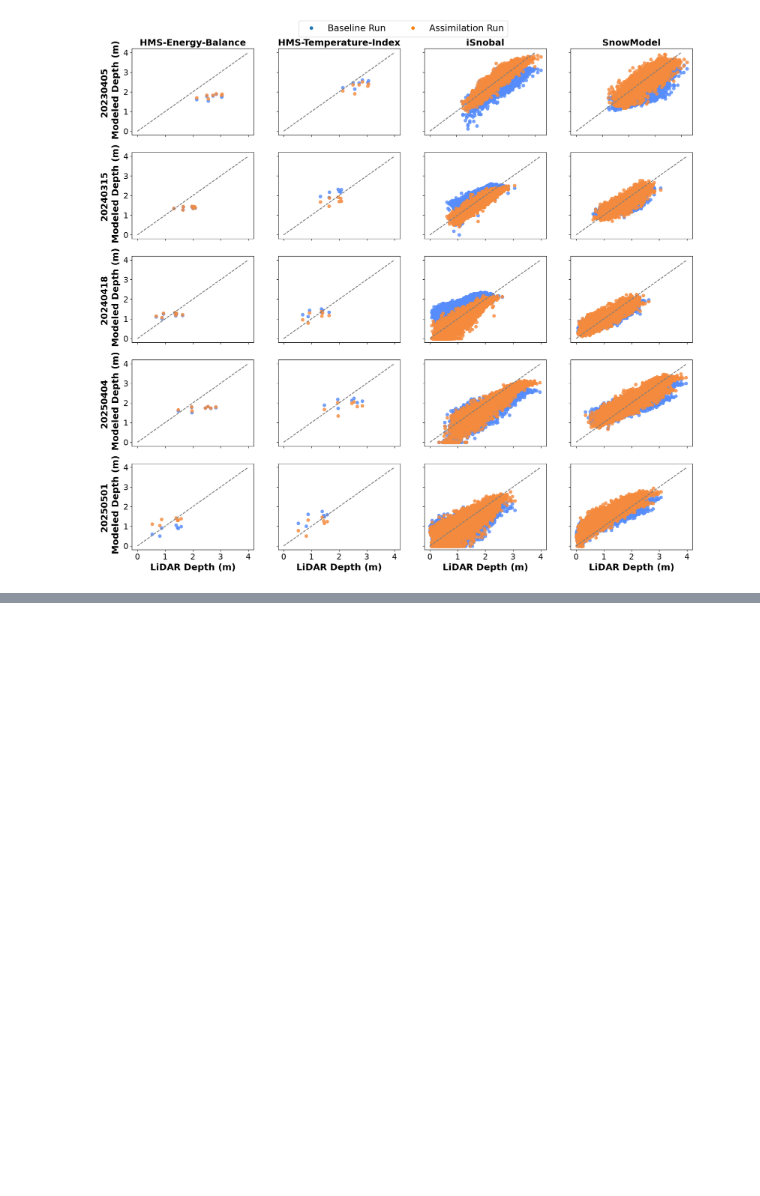
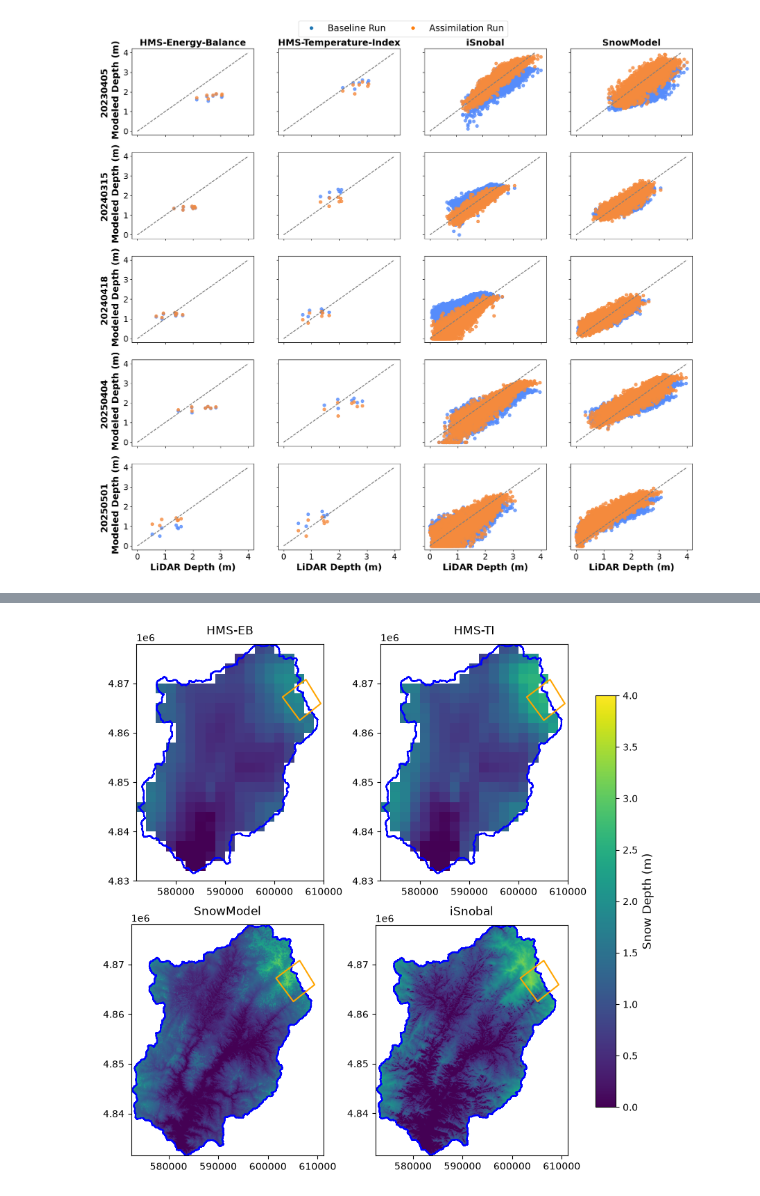
Before and after one commit to naniciafone/SIRO, a Jupyter notebook: notebooks/regressions.ipynb, the cells around one changed output, grey strips where cells are left out. Cells and saved outputs as stored; diff of their text form; code cells hidden in the pictures; blank space fills up the shorter version.

```diff
--- a/notebooks/regressions.ipynb
+++ b/notebooks/regressions.ipynb
@@ -240,8 +240,8 @@ The markers list has fewer values (1) than needed (2) and will cycle, which may
   g = sns.relplot(
 [figure]
 # %%
-plt.rcParams['font.family'] = 'serif'
-plt.rcParams['font.serif'] = ['Times New Roman'] + plt.rcParams['font.serif']
+# plt.rcParams['font.family'] = 'serif'
+# plt.rcParams['font.serif'] = ['Times New Roman'] + plt.rcParams['font.serif']
 
 g = sns.relplot(
     data=df,
@@ -617,0 +670,83 @@ plt.show()
+# %%
+
+mcs_shp = gpd.read_file(
+    "C:/Users/RDCRLSMC/Desktop/GIS/MCS/MCS_shp/MCS_outline.shp"
+)
+
+basin_shp = gpd.read_file(
+    "C:/Users/RDCRLSMC/Desktop/GIS/basin/basin_outline.shp"
+)
+
+fig, axes = plt.subplots(
+    2, 2,
+    figsize=(8, 8),
+    constrained_layout=True
+)
+
+axes = axes.flatten()
+
+for i, (model, raster) in enumerate(raster_list.items()):
+
+    with rasterio.open(raster) as src:
+        data = src.read(1, masked=True)
+        extent = plotting_extent(src)
+
+    im = axes[i].imshow(
+        data,
+        cmap="viridis",
+        extent=extent,
+        vmin=0,
+        vmax=4.0
+    )
+
+    # Plot outlines
+    basin_shp.plot(
+        ax=axes[i],
+        facecolor="none",
+        edgecolor="blue",
+        linewidth=1.5
+    )
+
+    mcs_shp.plot(
+        ax=axes[i],
+        facecolor="none",
+        edgecolor="orange",
+        linewidth=1.5
+    )
+
+    axes[i].grid(False)
+    axes[i].set_aspect("equal")
+
+
+# Set titles AFTER all plotting
+for i, (model, raster) in enumerate(raster_list.items()):
+    axes[i].set_title(
+        model,
+        fontsize=12,
+        pad=10
+    )
+
+
+# Add colorbar
+cbar = fig.colorbar(
+    im,
+    ax=axes,
+    shrink=0.8,
+    pad=0.02
+)
+
+cbar.set_label(
+    "Snow Depth (m)",
+    fontsize=12
+)
+
+
+plt.savefig(
+    "C:/Users/RDCRLSMC/Desktop/SIRO/docs/figs/fulls_models.png",
+    dpi=300,
+    bbox_inches="tight"
+)
+
+plt.show()
+# %% [output]
+[figure, added]
```
Also changed, not shown: parts of 5 cells of this notebook, 2 other files.
